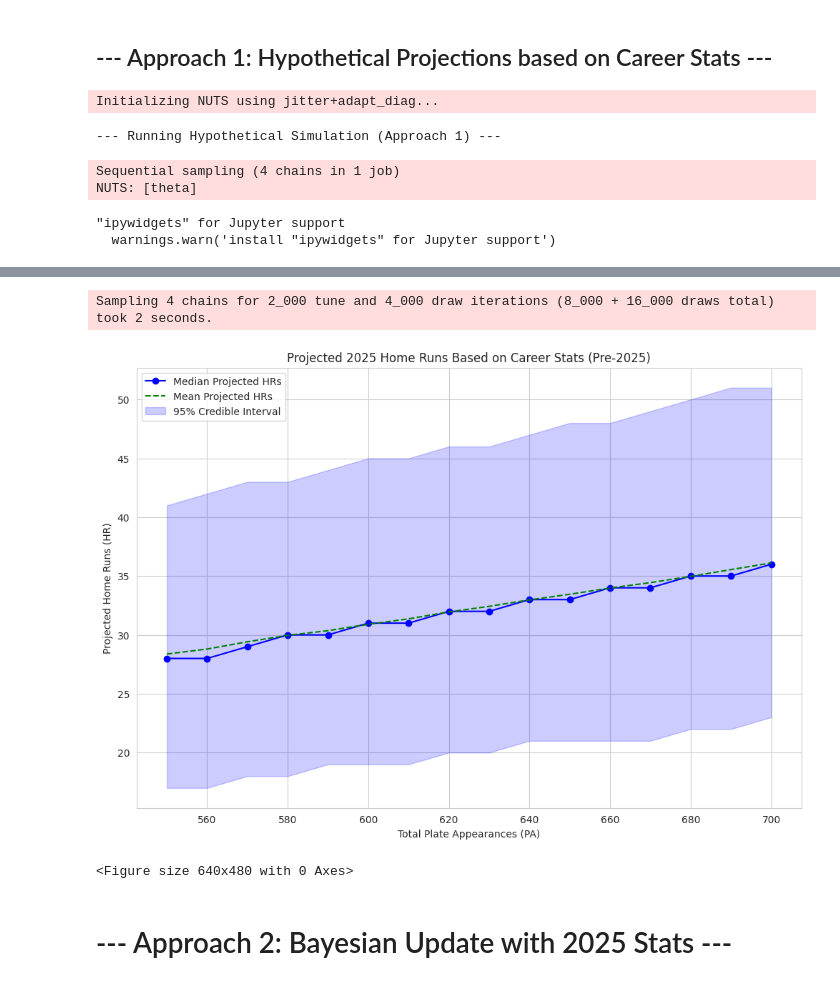
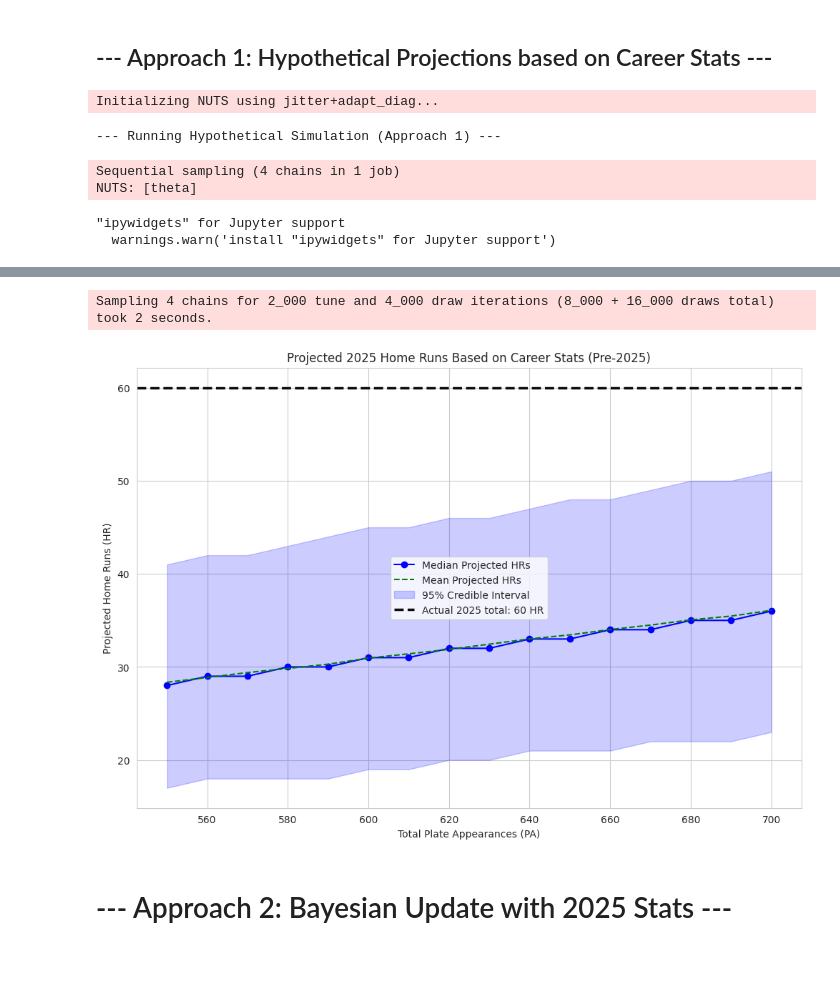
Before and after one commit to AaronBarel/cal-raleigh-hr-simulation, a Jupyter notebook: notebooks/01-beta-binomial.ipynb, the cells around one changed output, grey strips where cells are left out. Drawn from its saved outputs; the diff is of its cells as text; code cells hidden in the pictures.

```diff
--- a/notebooks/01-beta-binomial.ipynb
+++ b/notebooks/01-beta-binomial.ipynb
@@ -10,5 +10,10 @@ import pymc as pm
 # %%
 import sys
 sys.path.append('..')
-from src.processing import load_data, get_player_career_stats
+from src.processing import load_data, get_player_career_stats, CAL_RALEIGH_2025_ACTUAL
 from src.modeling import fit_beta_prior, run_beta_binomial_model, simulate_season
+from src.visualization import plot_hr_pmf
+
+ACTUAL_HR = CAL_RALEIGH_2025_ACTUAL['HR']
+ACTUAL_PA = CAL_RALEIGH_2025_ACTUAL['PA']
+print(f"Cal Raleigh actually finished 2025 with {ACTUAL_HR} HR in {ACTUAL_PA} PA.")
@@ -76,35 +83,41 @@ simulated_hr_medians = []
 simulated_hr_95_ci_low = []
 simulated_hr_95_ci_high = []
 
 for total_pa in pa_range:
     simulated_hrs = simulate_season(idata_career, total_pa)
     simulated_hr_means.append(np.mean(simulated_hrs))
     simulated_hr_medians.append(np.median(simulated_hrs))
     simulated_hr_95_ci_low.append(np.percentile(simulated_hrs, 2.5))
     simulated_hr_95_ci_high.append(np.percentile(simulated_hrs, 97.5))
 
 # Plot
 plt.figure(figsize=(12, 8))
 plt.plot(pa_range, simulated_hr_medians, marker='o', linestyle='-', color='b', label='Median Projected HRs')
 plt.plot(pa_range, simulated_hr_means, linestyle='--', color='g', label='Mean Projected HRs')
 plt.fill_between(pa_range, simulated_hr_95_ci_low, simulated_hr_95_ci_high, color='b', alpha=0.2, label='95% Credible Interval')
+plt.axhline(ACTUAL_HR, color='#0b0b0b', linestyle='--', linewidth=2.5,
+            label=f'Actual 2025 total: {ACTUAL_HR} HR')
 plt.title('Projected 2025 Home Runs Based on Career Stats (Pre-2025)')
 plt.xlabel('Total Plate Appearances (PA)')
 plt.ylabel('Projected Home Runs (HR)')
 plt.legend()
 plt.grid(True)
+plt.savefig('../figures/beta-binomial-pre2025data.png', dpi=150, bbox_inches='tight')
 plt.show()
+
+# Re-run the pre-season projection at the number of plate appearances Cal
+# actually ended up taking, so it can be scored against the real total later.
+simulated_hrs_career = simulate_season(idata_career, ACTUAL_PA)
 # %% [output]
 Initializing NUTS using jitter+adapt_diag...
 --- Running Hypothetical Simulation (Approach 1) ---
 Sequential sampling (4 chains in 1 job)
 NUTS: [theta]
 "ipywidgets" for Jupyter support
   warnings.warn('install "ipywidgets" for Jupyter support')
 [interactive output not drawn]
 Sampling 4 chains for 2_000 tune and 4_000 draw iterations (8_000 + 16_000 draws total) took 2 seconds.
-[figure, old version]
+[figure, new version]
-<Figure size 640x480 with 0 Axes>
 # %% [markdown]
 # --- Approach 2: Bayesian Update with 2025 Stats ---
 # %%
```
Also changed, not shown: parts of 4 cells of this notebook, 9 other files.
